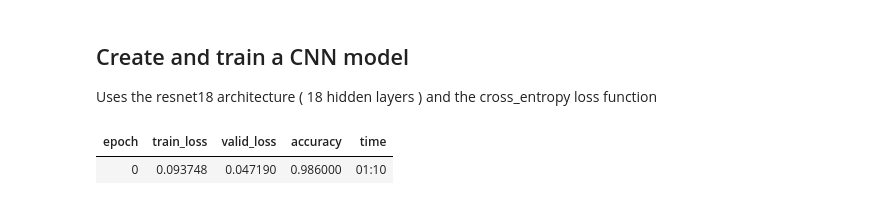
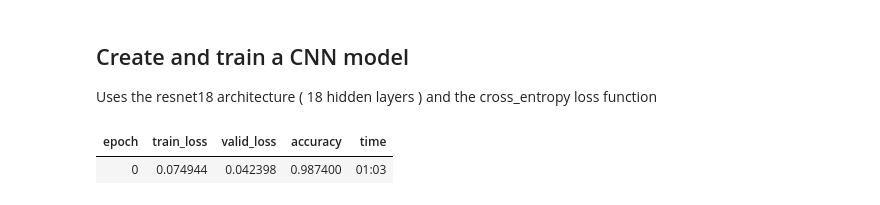
Before and after one commit to Mulac/TDA-MNIST, a Jupyter notebook: approach_1.ipynb, the cells around one changed output. Saved outputs shown, nothing was run; the diff lists cells and outputs as text; code cells hidden in the pictures.

```diff
--- a/approach_1.ipynb
+++ b/approach_1.ipynb
@@ -16,4 +16,8 @@ tfms = get_transforms()
 # %% [markdown]
 #### Load downloaded data into a databunch
 # %%
-data = ImageDataLoaders.from_folder(path, train='training', valid='testing')
+data = (ImageList.from_folder(path)
+        .split_by_folder(train='training', valid='testing')
+        .label_from_folder()
+        .databunch()
+        .normalize())
@@ -28,9 +32,9 @@ data.show_batch()
 # %%
 learn = cnn_learner(data, models.resnet18, pretrained=False,
                     loss_func=F.cross_entropy, metrics=accuracy)
-learn.fit_one_cycle(1, 0.1)
+learn.fit_one_cycle(1, 6e-4)
 # %% [output]
 | epoch | train_loss | valid_loss | accuracy | time |
-| 0 | 0.093748 | 0.047190 | 0.986000 | 01:10 |
+| 0 | 0.074944 | 0.042398 | 0.987400 | 01:03 |
 # %%
 interp = ClassificationInterpretation.from_learner(learn)
```
Also changed, not shown: parts of 5 cells of this notebook.
